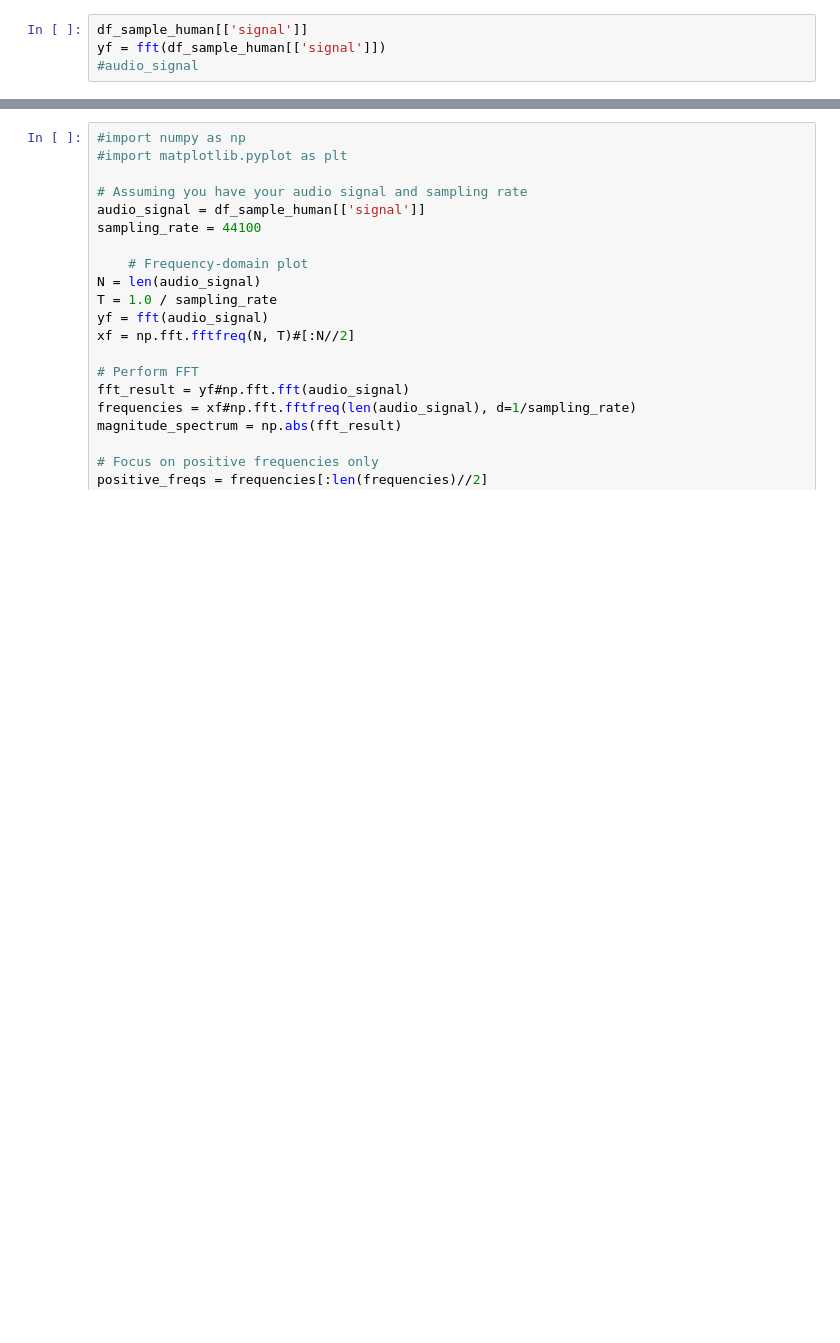
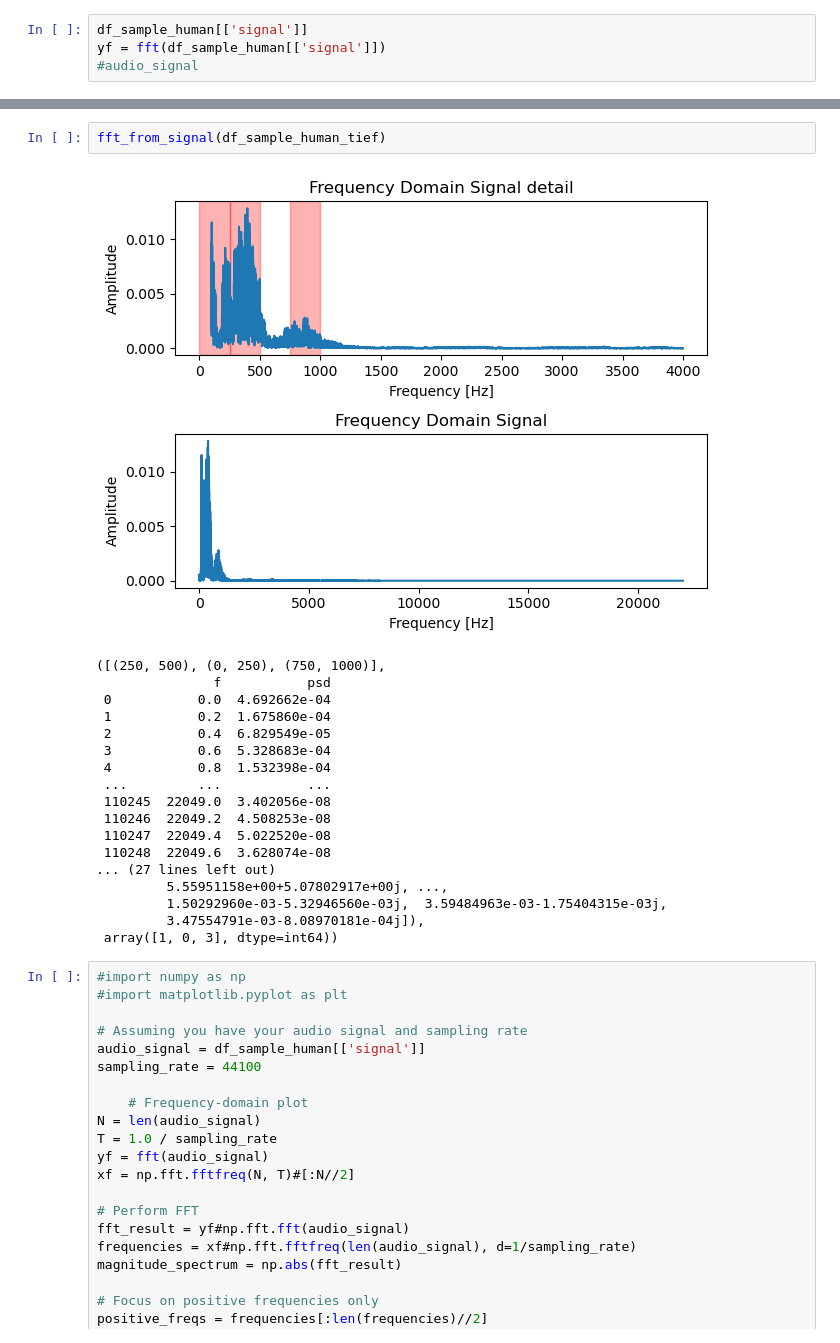
Before and after one commit to riglerandreas/fft_microfon_sound_analysis, a Jupyter notebook: test_sound_1.ipynb, the cells around one changed output, grey strips where cells are left out. Saved outputs shown, nothing was run; the diff lists cells and outputs as text; blank space fills up the shorter version.

```diff
--- a/test_sound_1.ipynb
+++ b/test_sound_1.ipynb
@@ -465,3 +524,24 @@ fft_from_signal(df_sample_human_hoch)
+# %%
+fft_from_signal(df_sample_human_tief)
+# %% [output]
+[figure, added]
+([(250, 500), (0, 250), (750, 1000)],
+               f           psd
+ 0           0.0  4.692662e-04
+ 1           0.2  1.675860e-04
+ 2           0.4  6.829549e-05
+ 3           0.6  5.328683e-04
+ 4           0.8  1.532398e-04
+ ...         ...           ...
+ 110245  22049.0  3.402056e-08
+ 110246  22049.2  4.508253e-08
+ 110247  22049.4  5.022520e-08
+ 110248  22049.6  3.628074e-08
+... (27 lines left out)
+         5.55951158e+00+5.07802917e+00j, ...,
+         1.50292960e-03-5.32946560e-03j,  3.59484963e-03-1.75404315e-03j,
+         3.47554791e-03-8.08970181e-04j]),
+ array([1, 0, 3], dtype=int64))
 # %%
 #import numpy as np
 #import matplotlib.pyplot as plt
```
Also changed, not shown: parts of 7 cells of this notebook, 5 other files.
